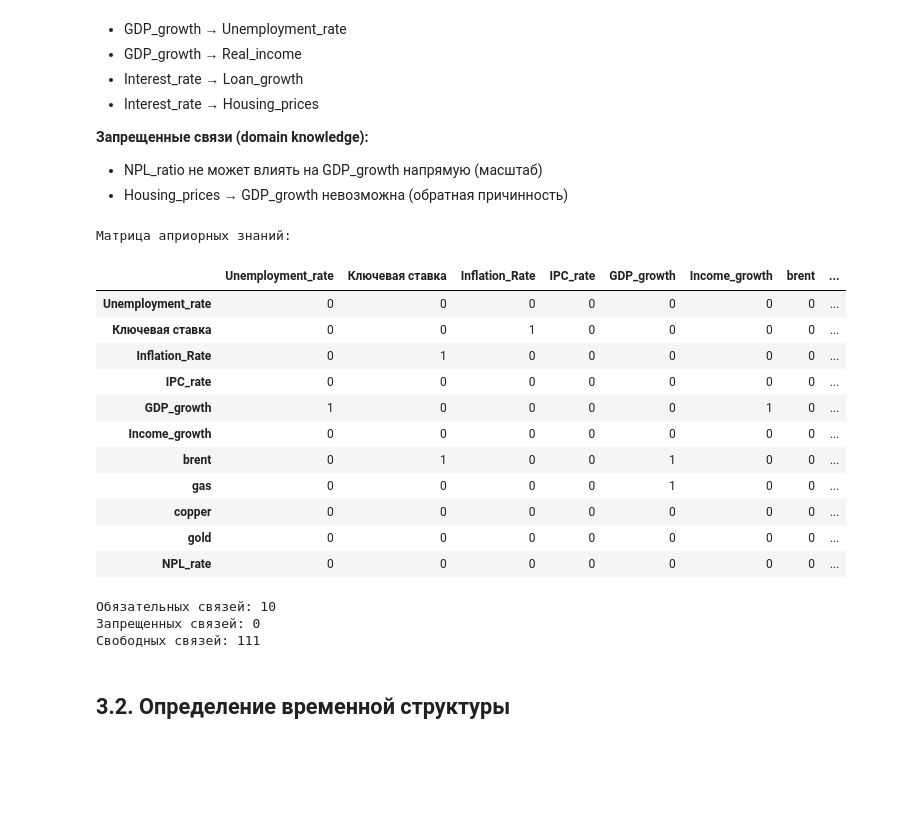
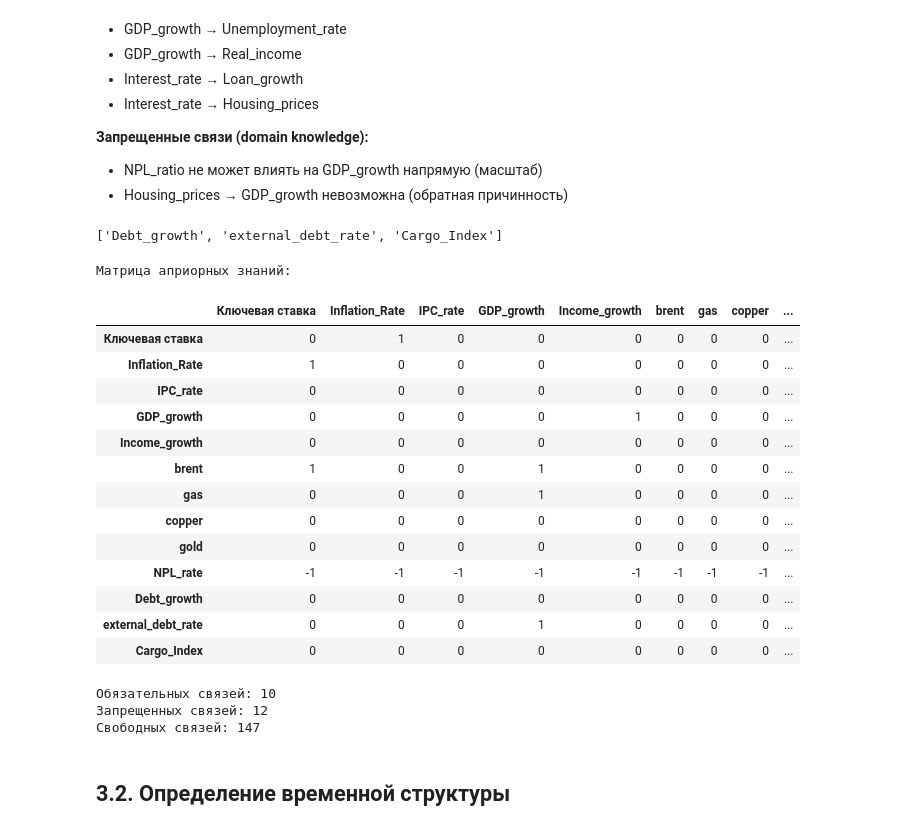
Before and after one commit to SofiaMakashova/ITMO_NIR, a Jupyter notebook: Построение DAG.ipynb, the cells around one changed output. Drawn from its saved outputs; the diff is of its cells as text; code cells hidden in the pictures; blank space fills up the shorter version.

Commit message:
Добавление новых данных в input

```diff
--- a/Построение DAG.ipynb
+++ b/Построение DAG.ipynb
@@ -411,12 +500,17 @@ data_scaled[features] = scaler.fit_transform(full_df[features])
 
 * NPL_ratio не может влиять на GDP_growth напрямую (масштаб)
 * Housing_prices → GDP_growth невозможна (обратная причинность)
+# %%
+['Debt_growth', 'external_debt_rate', 'Cargo_Index',]
+# %% [output]
+['Debt_growth', 'external_debt_rate', 'Cargo_Index']
 # %%
 # Формализация в виде матрицы смежности
 # 0 - нет ограничения, 1 - ребро должно быть, -1 - ребро запрещено
 
-variables = ['Unemployment_rate', 'Ключевая ставка', 'Inflation_Rate', 'IPC_rate',
-             'GDP_growth', 'Income_growth', 'brent', 'gas', 'copper', 'gold', 'NPL_rate']
+variables = ['Ключевая ставка', 'Inflation_Rate', 'IPC_rate',
+             'GDP_growth', 'Income_growth', 'brent', 'gas', 'copper', 'gold', 'NPL_rate',
+             'Debt_growth', 'external_debt_rate', 'Cargo_Index']
 
 n_vars = len(variables)
 prior_knowledge = np.zeros((n_vars, n_vars))
@@ -426,18 +520,18 @@ var_idx = {var: i for i, var in enumerate(variables)}
 
 # 1. NPL не может влиять ни на что (только принимает влияние)
 npl_idx = var_idx['NPL_rate']
-#for i in range(n_vars - 1):  # на все кроме самого себя
-#    prior_knowledge[npl_idx, i] = -1
+for i in range(n_vars - 1):  # на все кроме самого себя
+    prior_knowledge[npl_idx, i] = -1
 
 # 2. Обязательные связи из экономической теории
 # Безработица → NPL
-prior_knowledge[var_idx['Unemployment_rate'], npl_idx] = 1
+#prior_knowledge[var_idx['Unemployment_rate'], npl_idx] = 1
 
 # Ключевая ставка → NPL (через стоимость обслуживания долга)
 prior_knowledge[var_idx['Ключевая ставка'], npl_idx] = 1
 
 # GDP рост → Безработица (отрицательная связь, но направление есть)
-prior_knowledge[var_idx['GDP_growth'], var_idx['Unemployment_rate']] = 1
+#prior_knowledge[var_idx['GDP_growth'], var_idx['Unemployment_rate']] = 1
 
 # Ключевая ставка → Инфляция
 prior_knowledge[var_idx['Ключевая ставка'], var_idx['Inflation_Rate']] = 1
@@ -449,53 +543,57 @@ prior_knowledge[var_idx['GDP_growth'], var_idx['Income_growth']] = 1
 prior_knowledge[var_idx['Income_growth'], npl_idx] = 1
 
 # Для экономики России может быть важно:
 
 # Brent → GDP (Россия - экспортёр нефти)
 prior_knowledge[var_idx['brent'], var_idx['GDP_growth']] = 1
 
 # Brent → Ключевая ставка (через валютный курс и инфляцию)
 prior_knowledge[var_idx['brent'], var_idx['Ключевая ставка']] = 1
 
 # Gas → GDP (экспорт газа)
 prior_knowledge[var_idx['gas'], var_idx['GDP_growth']] = 1
 
 # Инфляция → Ключевая ставка (ЦБ реагирует на инфляцию)
 # Или наоборот - зависит от модели монетарной политики
 prior_knowledge[var_idx['Inflation_Rate'], var_idx['Ключевая ставка']] = 1
 
 # 3. Запрещаем commodity prices влиять друг на друга напрямую
 # (они могут быть связаны через общие факторы, но прямые связи маловероятны)
 commodities = ['brent', 'gas', 'copper', 'gold']
 commodity_indices = [var_idx[c] for c in commodities]
 
-# Опционально: можно запретить взаимное влияние сырьевых товаров
-# for i in commodity_indices:
-#     for j in commodity_indices:
-#         if i != j:
-#             prior_knowledge[i, j] = -1
+# Уровень закредитованности - влияетна уровень NPL
+# Рост числа новых кредитов - снижает долю просрочек, с другой стороны рост заредитованности населения ухудшает платежное поведение
+prior_knowledge[var_idx['Debt_growth'], npl_idx] = 1
+
+# Рост внешнего долга может приводить к повышению налогов, сокращению государственных расходов и замедлению экономического роста
+prior_knowledge[var_idx['external_debt_rate'], var_idx['GDP_growth']] = 1
+
 
 print("Матрица априорных знаний:")
 display(pd.DataFrame(prior_knowledge, index=variables, columns=variables).style.background_gradient(cmap='Blues').format('{:.0f}'))
 print(f"\nОбязательных связей: {(prior_knowledge == 1).sum()}")
 print(f"Запрещенных связей: {(prior_knowledge == -1).sum()}")
 print(f"Свободных связей: {(prior_knowledge == 0).sum()}")
 # %% [output]
 Матрица априорных знаний:
-|  | Unemployment_rate | Ключевая ставка | Inflation_Rate | IPC_rate | GDP_growth | Income_growth | brent | ... |
-| Unemployment_rate | 0 | 0 | 0 | 0 | 0 | 0 | 0 | ... |
-| Ключевая ставка | 0 | 0 | 1 | 0 | 0 | 0 | 0 | ... |
-| Inflation_Rate | 0 | 1 | 0 | 0 | 0 | 0 | 0 | ... |
-| IPC_rate | 0 | 0 | 0 | 0 | 0 | 0 | 0 | ... |
-| GDP_growth | 1 | 0 | 0 | 0 | 0 | 1 | 0 | ... |
-| Income_growth | 0 | 0 | 0 | 0 | 0 | 0 | 0 | ... |
-| brent | 0 | 1 | 0 | 0 | 1 | 0 | 0 | ... |
-| gas | 0 | 0 | 0 | 0 | 1 | 0 | 0 | ... |
-| copper | 0 | 0 | 0 | 0 | 0 | 0 | 0 | ... |
-| gold | 0 | 0 | 0 | 0 | 0 | 0 | 0 | ... |
-| NPL_rate | 0 | 0 | 0 | 0 | 0 | 0 | 0 | ... |
+|  | Ключевая ставка | Inflation_Rate | IPC_rate | GDP_growth | Income_growth | brent | gas | copper | ... |
+| Ключевая ставка | 0 | 1 | 0 | 0 | 0 | 0 | 0 | 0 | ... |
+| Inflation_Rate | 1 | 0 | 0 | 0 | 0 | 0 | 0 | 0 | ... |
+| IPC_rate | 0 | 0 | 0 | 0 | 0 | 0 | 0 | 0 | ... |
+| GDP_growth | 0 | 0 | 0 | 0 | 1 | 0 | 0 | 0 | ... |
+| Income_growth | 0 | 0 | 0 | 0 | 0 | 0 | 0 | 0 | ... |
+| brent | 1 | 0 | 0 | 1 | 0 | 0 | 0 | 0 | ... |
+| gas | 0 | 0 | 0 | 1 | 0 | 0 | 0 | 0 | ... |
+| copper | 0 | 0 | 0 | 0 | 0 | 0 | 0 | 0 | ... |
+| gold | 0 | 0 | 0 | 0 | 0 | 0 | 0 | 0 | ... |
+| NPL_rate | -1 | -1 | -1 | -1 | -1 | -1 | -1 | -1 | ... |
+| Debt_growth | 0 | 0 | 0 | 0 | 0 | 0 | 0 | 0 | ... |
+| external_debt_rate | 0 | 0 | 0 | 1 | 0 | 0 | 0 | 0 | ... |
+| Cargo_Index | 0 | 0 | 0 | 0 | 0 | 0 | 0 | 0 | ... |
 Обязательных связей: 10
-Запрещенных связей: 0
-Свободных связей: 111
+Запрещенных связей: 12
+Свободных связей: 147
 # %% [markdown]
 ## 3.2. Определение временной структуры
 # %% [markdown]
```
Also changed, not shown: parts of 45 cells of this notebook, 8 other files.
